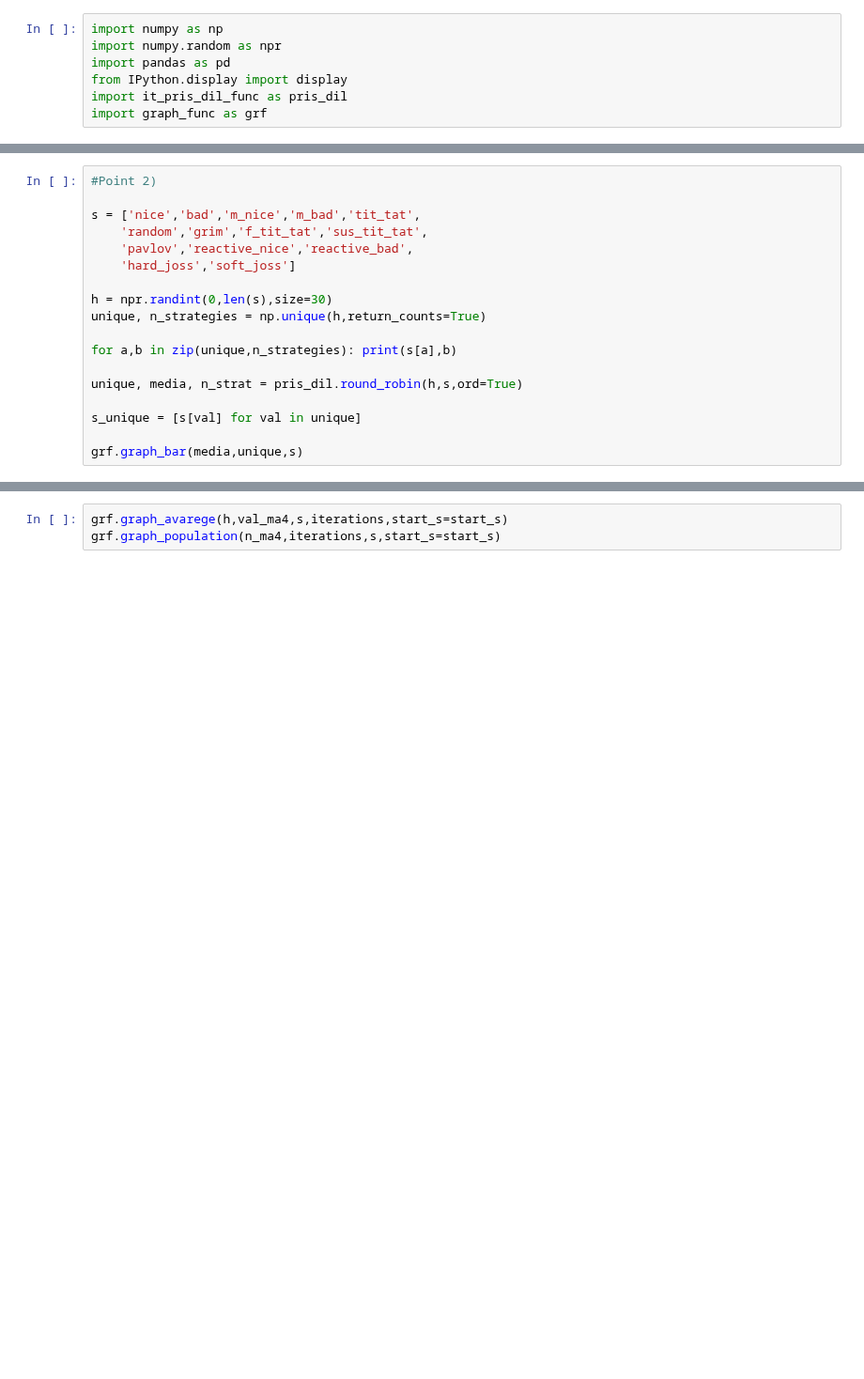
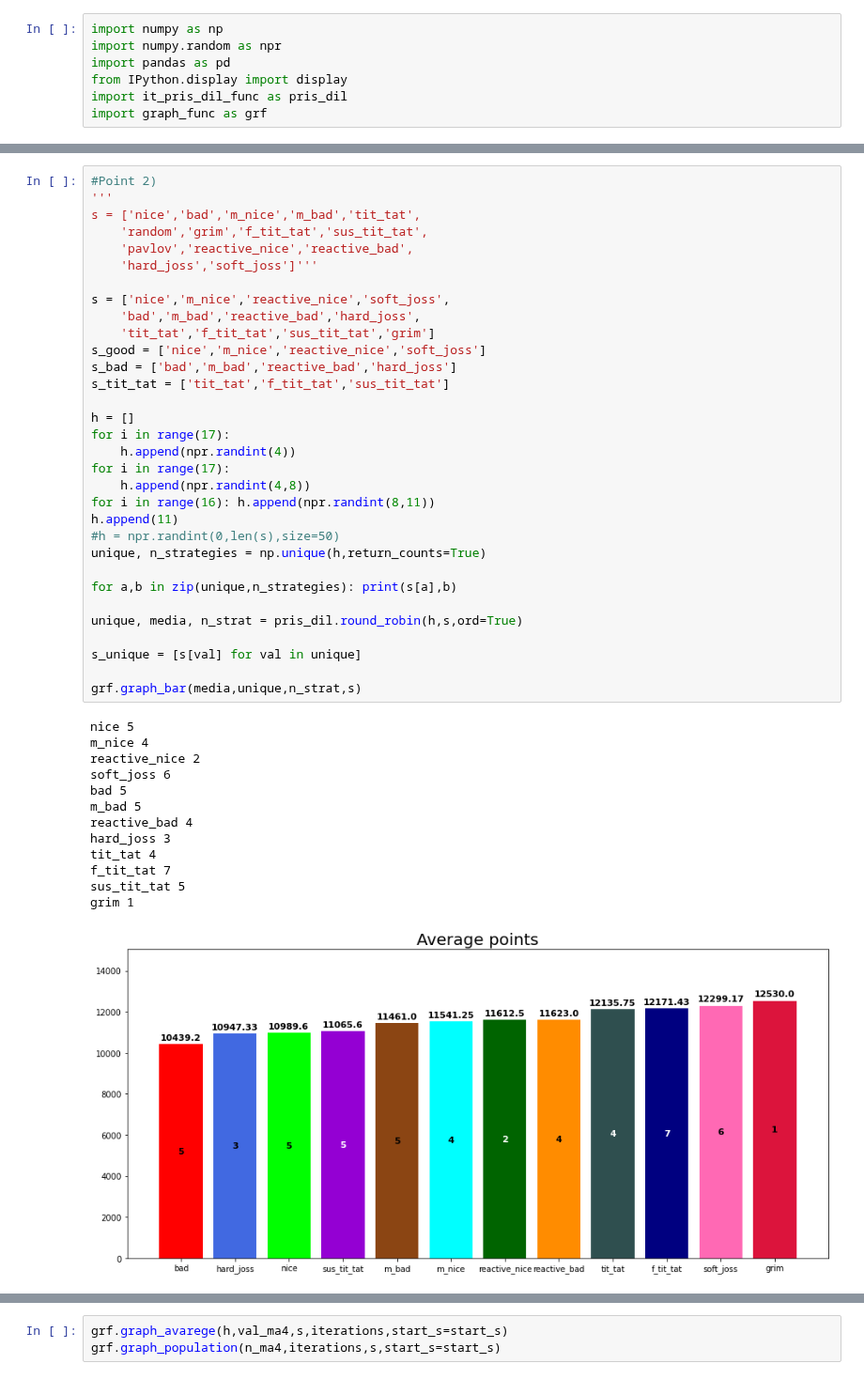
Before and after one commit to luca430/prisoner_dilemma, a Jupyter notebook: Project.ipynb, the cells around one changed output, grey strips where cells are left out. Shown at 94% size. Cells and saved outputs as stored; diff of their text form; blank space fills up the shorter version.

```diff
--- a/Project.ipynb
+++ b/Project.ipynb
@@ -112,21 +117,49 @@ grf.fight_grid(p1,p2,range=[75,95])
 # %%
 #Point 2)
-
+'''
 s = ['nice','bad','m_nice','m_bad','tit_tat',
     'random','grim','f_tit_tat','sus_tit_tat',
     'pavlov','reactive_nice','reactive_bad',
-    'hard_joss','soft_joss']
+    'hard_joss','soft_joss']'''
 
-h = npr.randint(0,len(s),size=30)
+s = ['nice','m_nice','reactive_nice','soft_joss',
+    'bad','m_bad','reactive_bad','hard_joss',
+    'tit_tat','f_tit_tat','sus_tit_tat','grim']
+s_good = ['nice','m_nice','reactive_nice','soft_joss']
+s_bad = ['bad','m_bad','reactive_bad','hard_joss']
+s_tit_tat = ['tit_tat','f_tit_tat','sus_tit_tat']
+
+h = []
+for i in range(17):
+    h.append(npr.randint(4))
+for i in range(17):
+    h.append(npr.randint(4,8))
+for i in range(16): h.append(npr.randint(8,11))
+h.append(11)
+#h = npr.randint(0,len(s),size=50)
 unique, n_strategies = np.unique(h,return_counts=True)
 
 for a,b in zip(unique,n_strategies): print(s[a],b)
 
 unique, media, n_strat = pris_dil.round_robin(h,s,ord=True)
 
 s_unique = [s[val] for val in unique]
 
-grf.graph_bar(media,unique,s)
+grf.graph_bar(media,unique,n_strat,s)
+# %% [output]
+nice 5
+m_nice 4
+reactive_nice 2
+soft_joss 6
+bad 5
+m_bad 5
+reactive_bad 4
+hard_joss 3
+tit_tat 4
+f_tit_tat 7
+sus_tit_tat 5
+grim 1
+[figure, added]
 # %%
 #Point 3)
 
```
Also changed, not shown: parts of 8 cells of this notebook, 26 other files.
